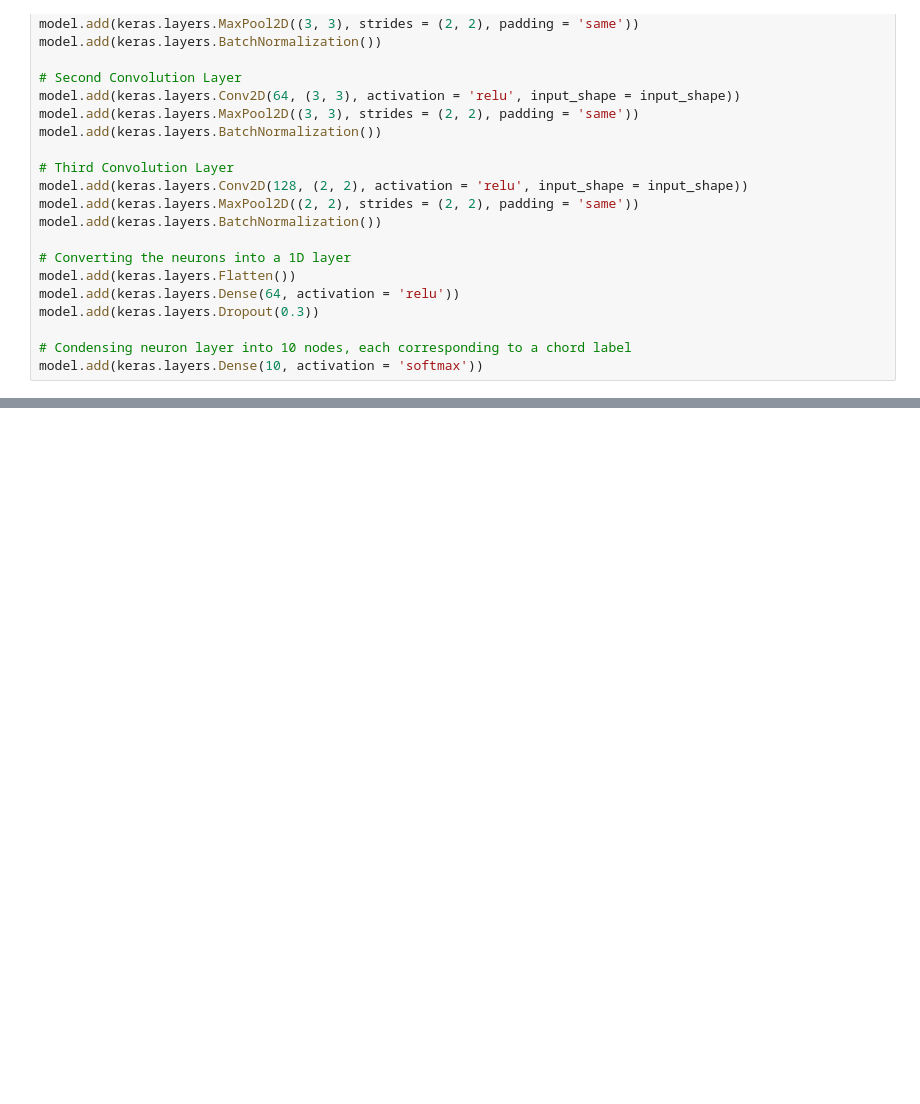
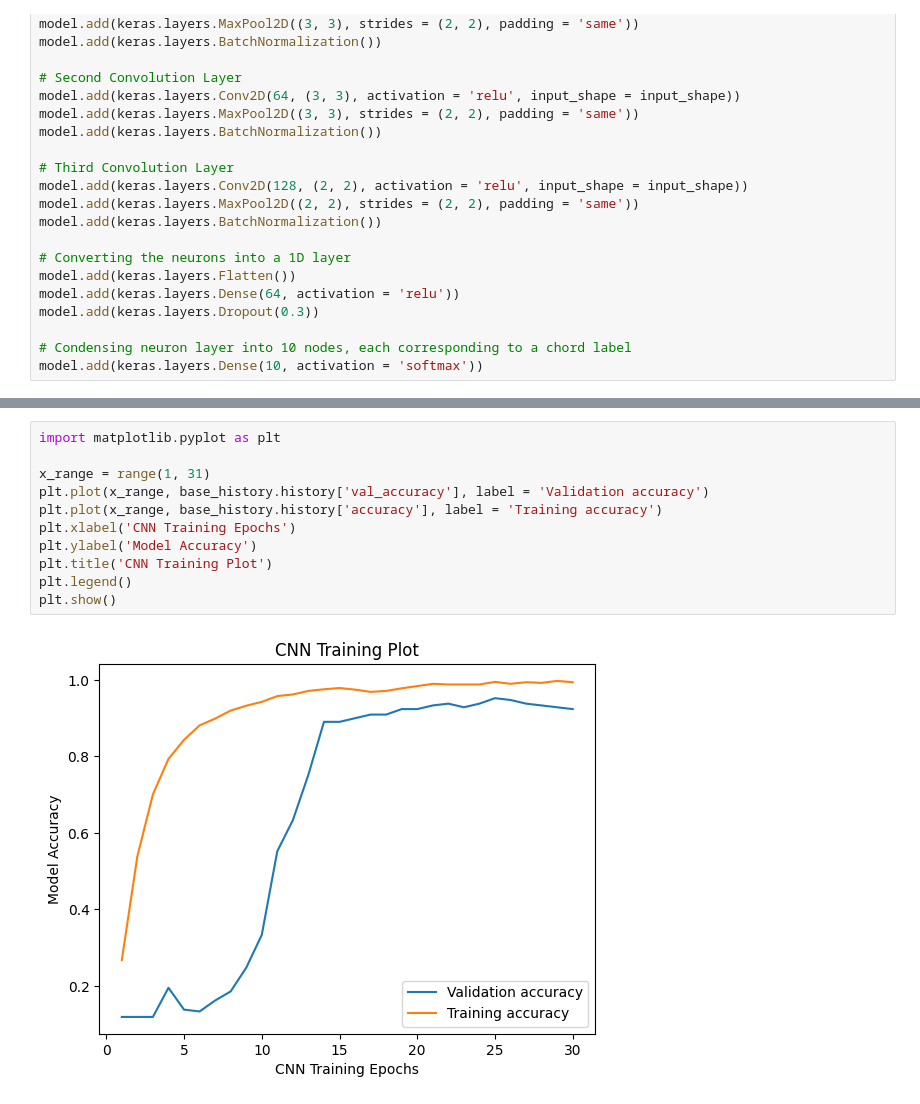
Before and after one commit to XenexJoshi/Guitar-Chord-Predictor, a Jupyter notebook: chord_predictor_cnn.ipynb, the cells around one changed output, grey strips where cells are left out. Saved outputs shown, nothing was run; the diff lists cells and outputs as text; blank space fills up the shorter version.

```diff
--- a/chord_predictor_cnn.ipynb
+++ b/chord_predictor_cnn.ipynb
@@ -143,0 +147,13 @@ Model accuracy: 95.159%.
+# %%
+import matplotlib.pyplot as plt
+
+x_range = range(1, 31)
+plt.plot(x_range, base_history.history['val_accuracy'], label = 'Validation accuracy')
+plt.plot(x_range, base_history.history['accuracy'], label = 'Training accuracy')
+plt.xlabel('CNN Training Epochs')
+plt.ylabel('Model Accuracy')
+plt.title('CNN Training Plot')
+plt.legend()
+plt.show()
+# %% [output]
+[figure, added]
```
Also changed, not shown: parts of 4 cells of this notebook, 2 other files.
